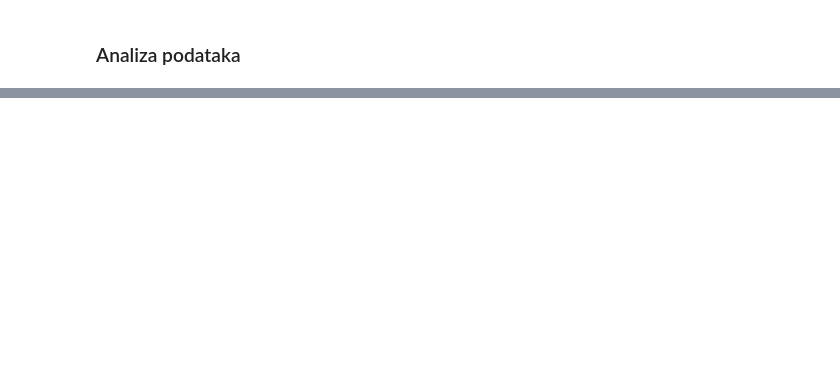
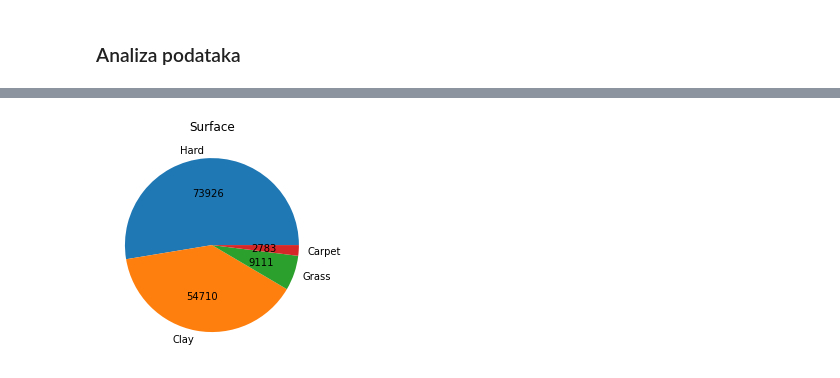
Before and after one commit to Jagoda07/ml_seminarski_rad, a Jupyter notebook: 01_data.ipynb, the cells around one changed output, grey strips where cells are left out. Saved outputs shown, nothing was run; the diff lists cells and outputs as text; code cells hidden in the pictures; blank space fills up the shorter version.

```diff
--- a/01_data.ipynb
+++ b/01_data.ipynb
@@ -108,0 +219,10 @@ y = new_df[['winner_age', 'winner_id']].astype(int).groupby('winner_age').count(
+# %%
+surface = new_df['surface'].value_counts()
+def absolute_value(val):
+    a = int(np.round(val/100.*surface.sum(),0))
+    return a
+plt.title('Surface')
+plt.pie(surface, labels=surface.index, autopct=absolute_value)
+plt.show()
+# %% [output]
+[figure, added]
```
Also changed, not shown: parts of 28 cells of this notebook, 1 other file.
